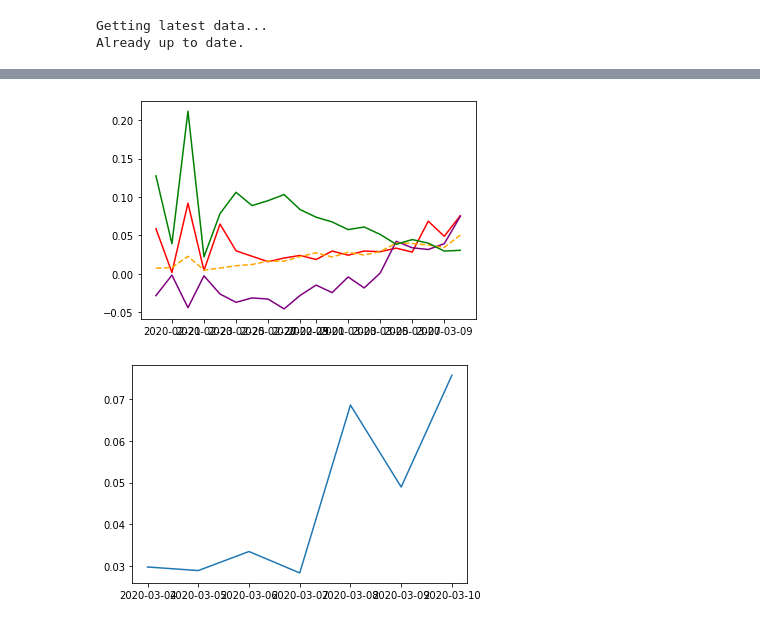
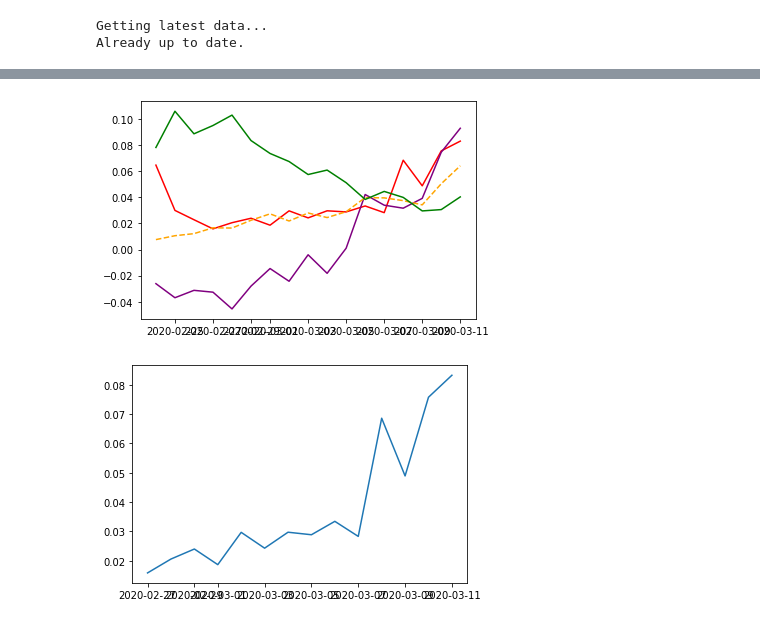
Before and after one commit to Addidy/coronavirus-analysis, a Jupyter notebook: src/Entire World.ipynb, the cells around one changed output, grey strips where cells are left out. Saved outputs shown, nothing was run; the diff lists cells and outputs as text; code cells hidden in the pictures.

```diff
--- a/src/Entire World.ipynb
+++ b/src/Entire World.ipynb
@@ -41,8 +41,8 @@ world.graph_data(columns=['lethality'], since_x_days_ago=3)
 # %%
-world.graph_changes_pct(since_x_days_ago=20)
+world.graph_changes_pct(since_x_days_ago=17)
 # %% [output]
-[figure, old version]
+[figure, new version]
 # %%
-world.graph_data(['death_change%'], 7)
+world.graph_data(['death_change%'], 14)
 # %% [output]
-[figure, old version]
+[figure, new version]
```
Also changed, not shown: parts of 5 cells of this notebook, 4 other files.
